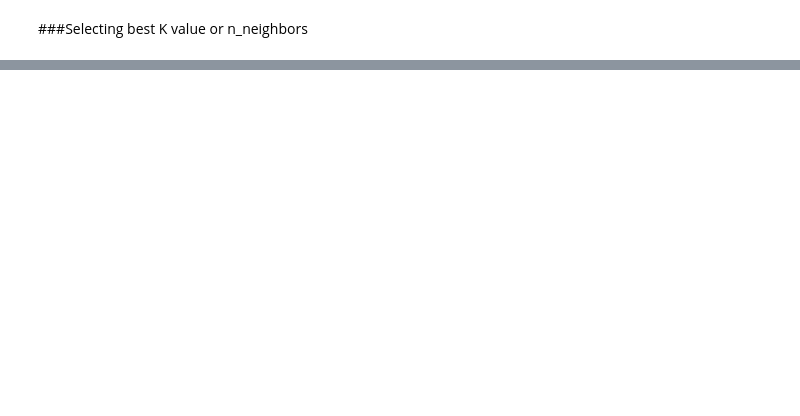
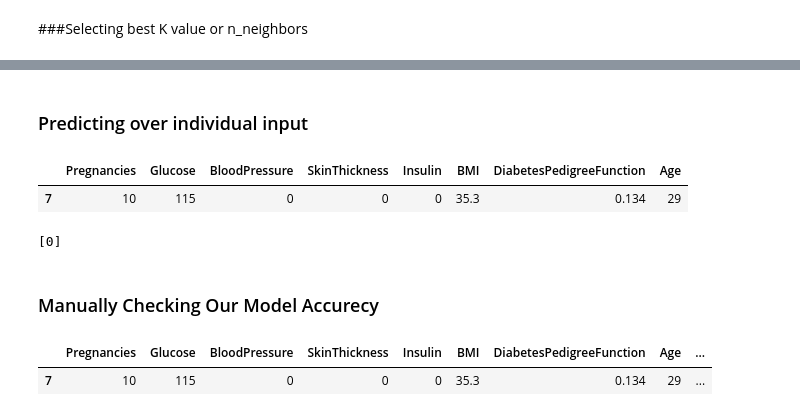
Before and after one commit to abidshafee/predictionModel, a Jupyter notebook: Diabetes_Prediction_Model.ipynb, the cells around one changed output, grey strips where cells are left out. Saved outputs shown, nothing was run; the diff lists cells and outputs as text; code cells hidden in the pictures; blank space fills up the shorter version.

```diff
--- a/Diabetes_Prediction_Model.ipynb
+++ b/Diabetes_Prediction_Model.ipynb
@@ -248,0 +292,8 @@ accuracy
+# %% [markdown]
+### Predicting over individual input
+# %%
+input1 = X.iloc[[7]]
+input1
+# %% [output]
+|  | Pregnancies | Glucose | BloodPressure | SkinThickness | Insulin | BMI | DiabetesPedigreeFunction | Age |
+| 7 | 10 | 115 | 0 | 0 | 0 | 35.3 | 0.134 | 29 |
@@ -248,0 +302,12 @@ accuracy
+# %%
+out1 = knn.predict(x1)
+print(out1)
+# %% [output]
+[0]
+# %% [markdown]
+### Manually Checking Our Model Accurecy
+# %%
+df.loc[(df['DiabetesPedigreeFunction']==0.134) & (df['BMI']==35.3)]
+# %% [output]
+|  | Pregnancies | Glucose | BloodPressure | SkinThickness | Insulin | BMI | DiabetesPedigreeFunction | Age | ... |
+| 7 | 10 | 115 | 0 | 0 | 0 | 35.3 | 0.134 | 29 | ... |
```
Also changed, not shown: parts of 22 cells of this notebook.
